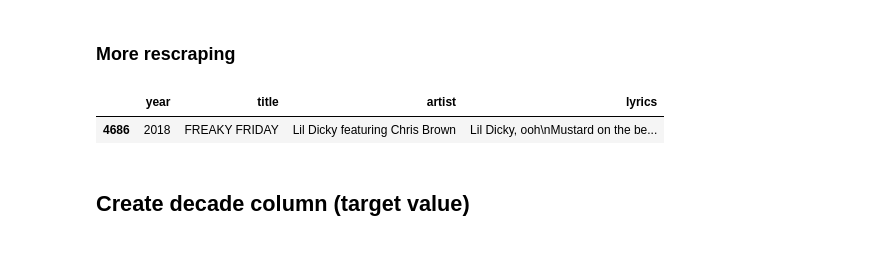
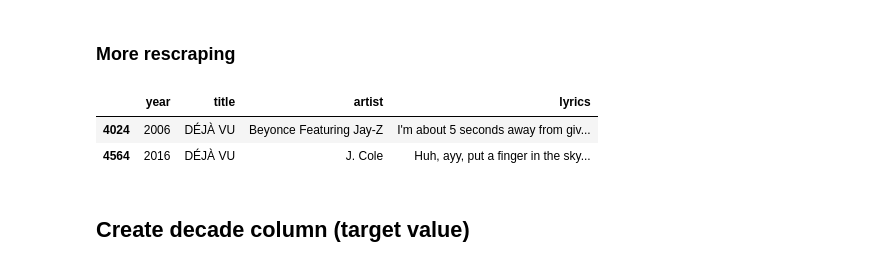
Before and after one commit to p-szymo/lyrics_thru_decades, a Jupyter notebook: 02_data_cleaning.ipynb, the cells around one changed output. Cells and saved outputs as stored; diff of their text form; code cells hidden in the pictures.

```diff
--- a/02_data_cleaning.ipynb
+++ b/02_data_cleaning.ipynb
@@ -91,9 +91,10 @@ client_id = creds['client_id']
 client_secret = creds['client_secret']
 access_token = creds['access_token']
 # %%
-df[df.title.str.startswith('FREAKY')]
+df[df.title.str.startswith('DÉ')]
 # %% [output]
 |  | year | title | artist | lyrics |
-| 4686 | 2018 | FREAKY FRIDAY | Lil Dicky featuring Chris Brown | Lil Dicky, ooh\nMustard on the be... |
+| 4024 | 2006 | DÉJÀ VU | Beyonce Featuring Jay-Z | I'm about 5 seconds away from giv... |
+| 4564 | 2016 | DÉJÀ VU | J. Cole | Huh, ayy, put a finger in the sky... |
 # %%
 # featuring rescrapes
```
Also changed, not shown: parts of 19 cells of this notebook.
